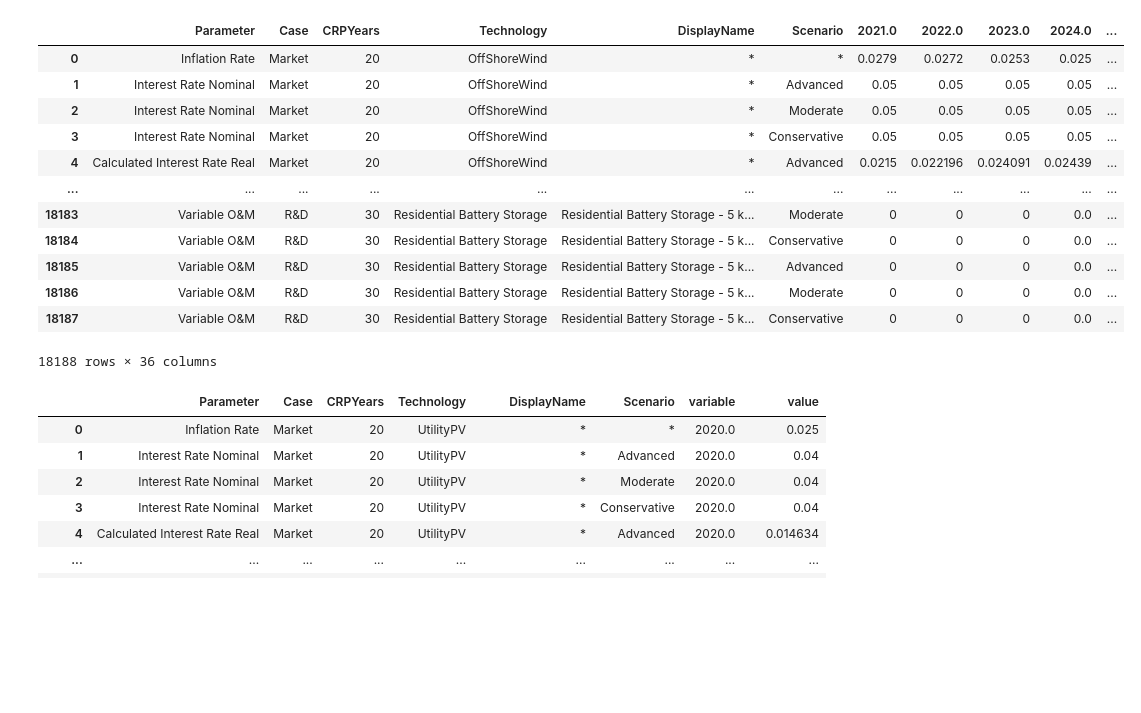
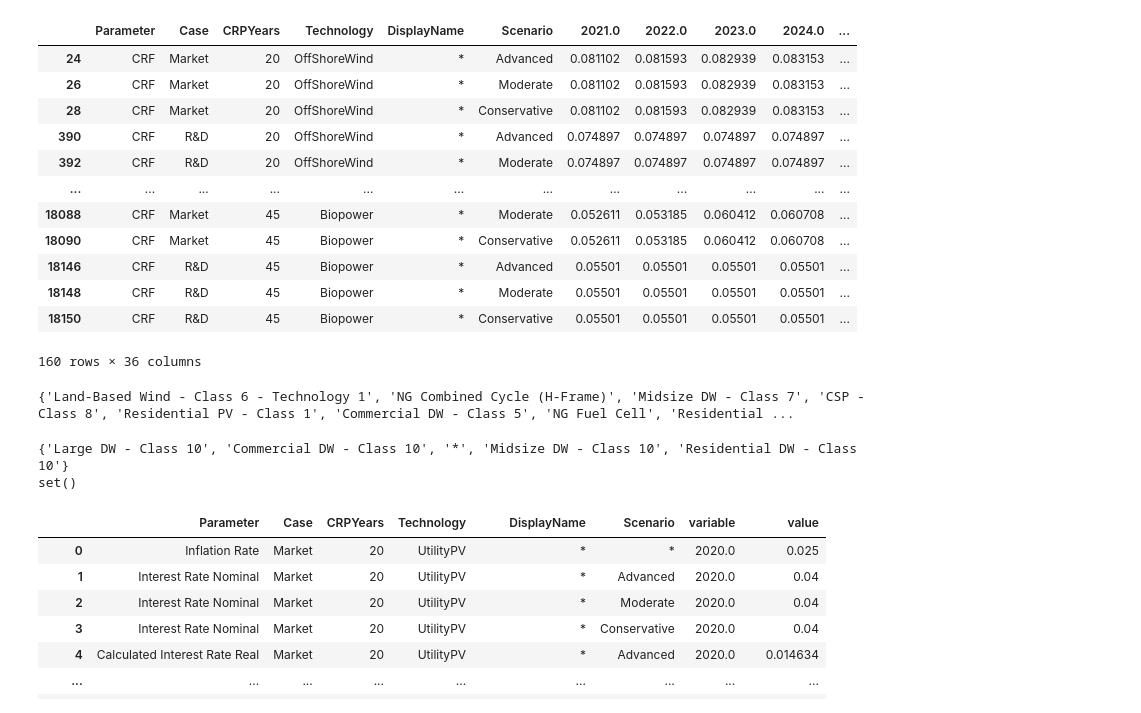
Before and after one commit to NREL/ATB-calc, a Jupyter notebook: lcoe_calculator/Full work flow.ipynb, the cells around one changed output. Cells and saved outputs as stored; diff of their text form; code cells hidden in the pictures; blank space fills up the shorter version.

```diff
--- a/lcoe_calculator/Full work flow.ipynb
+++ b/lcoe_calculator/Full work flow.ipynb
@@ -7,7 +7,7 @@ from datetime import datetime as dt
 from IPython.display import display, HTML
 display(HTML("<style>.container { width:100% !important; }</style>"))
 # %%
-new_ss = '../../datamaster_working/2023-ATB-Data_Master.xlsx'
+new_ss = '../2023-ATB-Data_Master_v3.26.xlsx'
 
 techs = [
     # OffShoreWindProc, LandBasedWindProc, UtilityPvProc,
@@ -76,16 +59,22 @@ scraper.meta.to_clipboard()
 # %%
-scraper.data
+d = scraper.data
+d[d.Parameter == "CRF"]
 # %% [output]
 |  | Parameter | Case | CRPYears | Technology | DisplayName | Scenario | 2021.0 | 2022.0 | 2023.0 | 2024.0 | ... |
-| 0 | Inflation Rate | Market | 20 | OffShoreWind | * | * | 0.0279 | 0.0272 | 0.0253 | 0.025 | ... |
-| 1 | Interest Rate Nominal | Market | 20 | OffShoreWind | * | Advanced | 0.05 | 0.05 | 0.05 | 0.05 | ... |
-| 2 | Interest Rate Nominal | Market | 20 | OffShoreWind | * | Moderate | 0.05 | 0.05 | 0.05 | 0.05 | ... |
-| 3 | Interest Rate Nominal | Market | 20 | OffShoreWind | * | Conservative | 0.05 | 0.05 | 0.05 | 0.05 | ... |
-| 4 | Calculated Interest Rate Real | Market | 20 | OffShoreWind | * | Advanced | 0.0215 | 0.022196 | 0.024091 | 0.02439 | ... |
+| 24 | CRF | Market | 20 | OffShoreWind | * | Advanced | 0.081102 | 0.081593 | 0.082939 | 0.083153 | ... |
+| 26 | CRF | Market | 20 | OffShoreWind | * | Moderate | 0.081102 | 0.081593 | 0.082939 | 0.083153 | ... |
+| 28 | CRF | Market | 20 | OffShoreWind | * | Conservative | 0.081102 | 0.081593 | 0.082939 | 0.083153 | ... |
+| 390 | CRF | R&D | 20 | OffShoreWind | * | Advanced | 0.074897 | 0.074897 | 0.074897 | 0.074897 | ... |
+| 392 | CRF | R&D | 20 | OffShoreWind | * | Moderate | 0.074897 | 0.074897 | 0.074897 | 0.074897 | ... |
 | ... | ... | ... | ... | ... | ... | ... | ... | ... | ... | ... | ... |
-| 18183 | Variable O&M | R&D | 30 | Residential Battery Storage | Residential Battery Storage - 5 k... | Moderate | 0 | 0 | 0 | 0.0 | ... |
-| 18184 | Variable O&M | R&D | 30 | Residential Battery Storage | Residential Battery Storage - 5 k... | Conservative | 0 | 0 | 0 | 0.0 | ... |
-| 18185 | Variable O&M | R&D | 30 | Residential Battery Storage | Residential Battery Storage - 5 k... | Advanced | 0 | 0 | 0 | 0.0 | ... |
-| 18186 | Variable O&M | R&D | 30 | Residential Battery Storage | Residential Battery Storage - 5 k... | Moderate | 0 | 0 | 0 | 0.0 | ... |
-| 18187 | Variable O&M | R&D | 30 | Residential Battery Storage | Residential Battery Storage - 5 k... | Conservative | 0 | 0 | 0 | 0.0 | ... |
+| 18088 | CRF | Market | 45 | Biopower | * | Moderate | 0.052611 | 0.053185 | 0.060412 | 0.060708 | ... |
+| 18090 | CRF | Market | 45 | Biopower | * | Conservative | 0.052611 | 0.053185 | 0.060412 | 0.060708 | ... |
+| 18146 | CRF | R&D | 45 | Biopower | * | Advanced | 0.05501 | 0.05501 | 0.05501 | 0.05501 | ... |
+| 18148 | CRF | R&D | 45 | Biopower | * | Moderate | 0.05501 | 0.05501 | 0.05501 | 0.05501 | ... |
+| 18150 | CRF | R&D | 45 | Biopower | * | Conservative | 0.05501 | 0.05501 | 0.05501 | 0.05501 | ... |
-18188 rows × 36 columns
+160 rows × 36 columns
+# %%
+tech_set = set(scraper.data["DisplayName"])
+print(tech_set)
+# %% [output]
+{'Land-Based Wind - Class 6 - Technology 1', 'NG Combined Cycle (H-Frame)', 'Midsize DW - Class 7', 'CSP - Class 8', 'Residential PV - Class 1', 'Commercial DW - Class 5', 'NG Fuel Cell', 'Residential ...
@@ -92,3 +83,9 @@ scraper.data
+# %%
+print(tech_set - meta_set)
+print(meta_set - tech_set)
+# %% [output]
+{'Large DW - Class 10', 'Commercial DW - Class 10', '*', 'Midsize DW - Class 10', 'Residential DW - Class 10'}
+set()
 # %%
 pd.melt(scraper.data, id_vars=['Parameter', 'Case', 'CRPYears',
                                'Technology', 'DisplayName', 'Scenario'])
```
Also changed, not shown: parts of 3 cells of this notebook, 6 other files.
